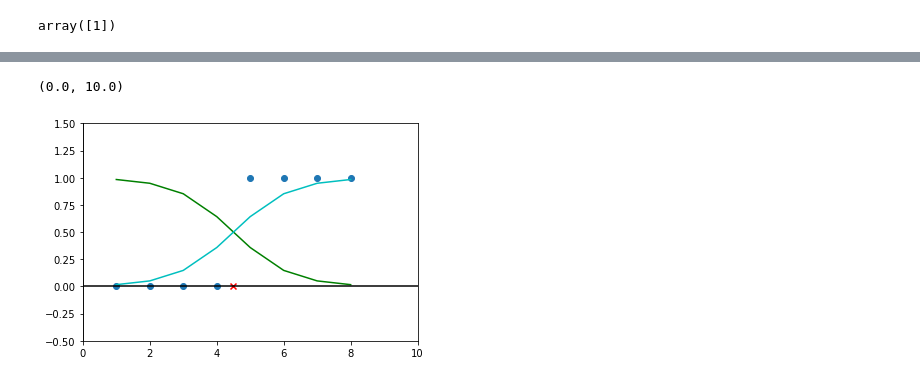
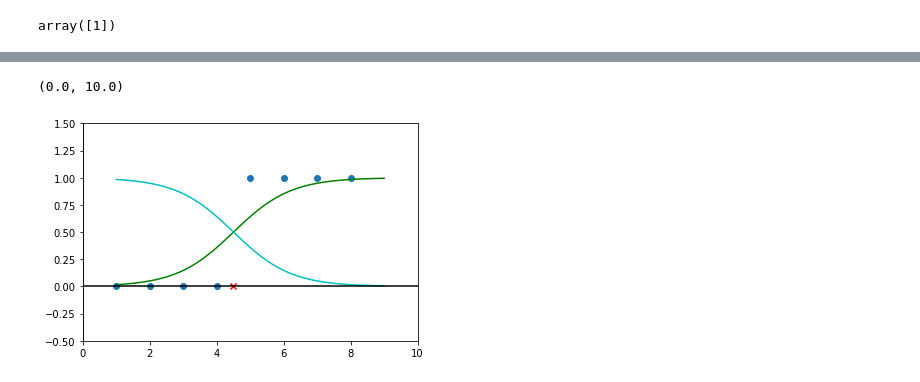
Before and after one commit to vvaezian/Data-Science-Fundamentals, a Jupyter notebook: misc/Logistic Regression.ipynb, the cells around one changed output, grey strips where cells are left out. Saved outputs shown, nothing was run; the diff lists cells and outputs as text; code cells hidden in the pictures.

```diff
--- a/misc/Logistic Regression.ipynb
+++ b/misc/Logistic Regression.ipynb
@@ -14,8 +14,9 @@ model.predict([[5]])
 array([1])
 # %%
 # class probabilities for each point
-class_prob = model.predict_proba(X_train)
+X = np.linspace(1, 9, 100).reshape(-1, 1)
+y_prob = model.predict_proba(X)
 
-class_prob
+y_prob
 # %% [output]
 array([[0.98360598, 0.01639402],
@@ -29,17 +39,17 @@ array([[0.98360598, 0.01639402],
 # %%
 plt.scatter( X_train, y_train)
 
-plt.plot(X_train, [ i[0] for i in class_prob], color='g')
-plt.plot(X_train, [ i[1] for i in class_prob], color='c')
+plt.plot(X, y_prob[:, 1], color='g')
+plt.plot(X, y_prob[:, 0], color='c')
 
 # plotting the decision boundary (a point)
 # ax + b = 0 -> x = -b/a
 plt.scatter(- model.intercept_/model.coef_, 0, marker='x', color='r')
 
 plt.axhline(0, color='black')
 plt.axvline(0, color='black')
 plt.ylim(-0.5, 1.5)
 plt.xlim(0, 10)
 # %% [output]
 (0.0, 10.0)
-[figure, old version]
+[figure, new version]
```
Also changed, not shown: parts of 17 cells of this notebook.
